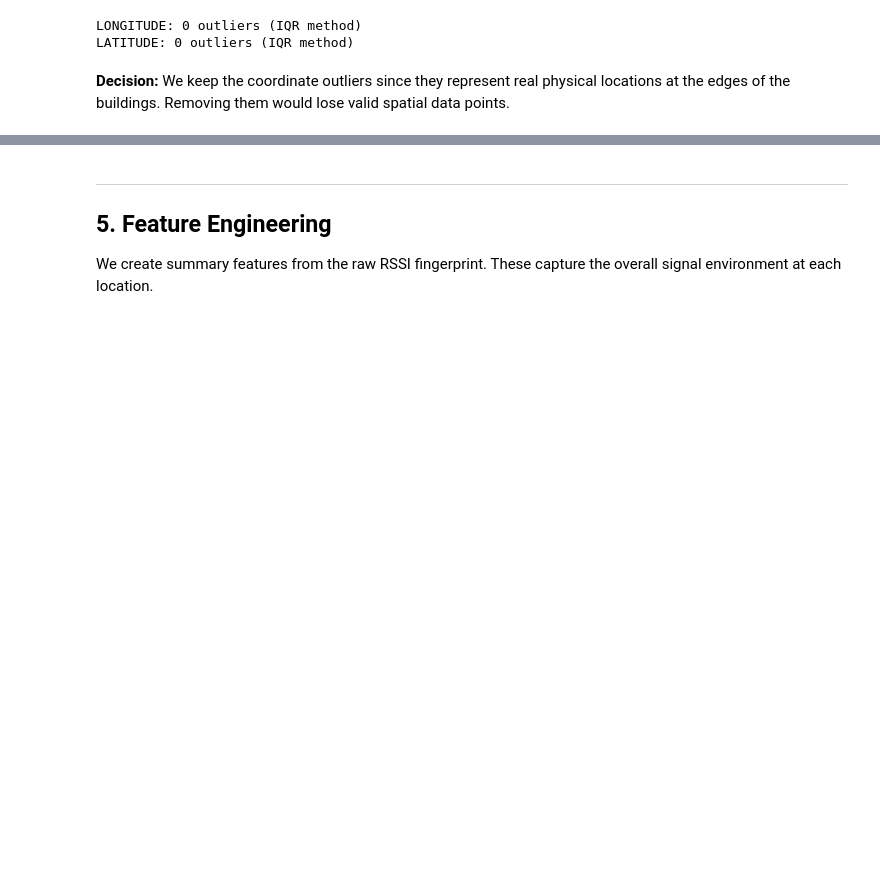
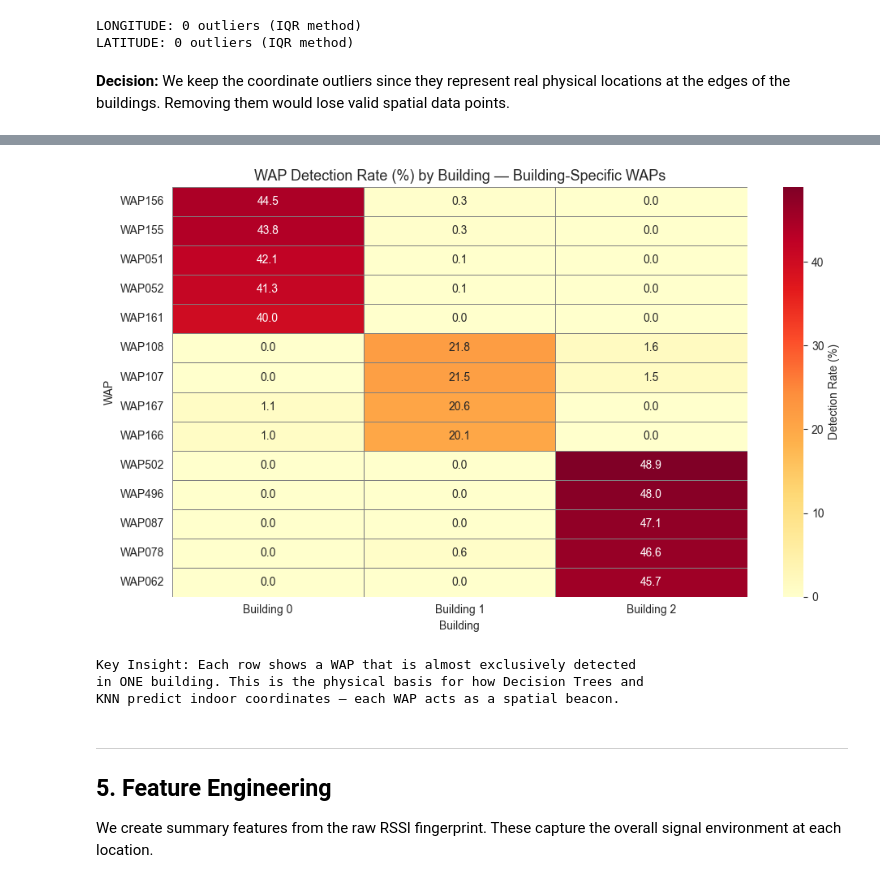
Before and after one commit to Ganesh2006646/Machine-Learning---Case-Study, a Jupyter notebook: notebooks/regression.ipynb, the cells around one changed output, grey strips where cells are left out. Cells and saved outputs as stored; diff of their text form; code cells hidden in the pictures; blank space fills up the shorter version.

Commit message:
add WAP signal discrimination EDA for building and floor localization

```diff
--- a/notebooks/regression.ipynb
+++ b/notebooks/regression.ipynb
@@ -336,3 +476,46 @@ LATITUDE: 0 outliers (IQR method)
+# %%
+# --- 4.5c: Heatmap — Top Building-Specific WAPs ---
+# Visualize how strongly certain WAPs are detected in each building
+
+# Collect top 5 building-specific WAPs per building for the heatmap
+heatmap_waps = []
+for bid in building_ids:
+    col = f'Building {bid}'
+    other_cols = [f'Building {b}' for b in building_ids if b != bid]
+    mask = (
+        (wap_building_detection[col] > 20) &
+        (wap_building_detection[other_cols].max(axis=1) < 5)
+    )
+    specific = wap_building_detection[mask].sort_values(
+        col, ascending=False
+    ).head(5)
+    heatmap_waps.extend(specific.index.tolist())
+
+heatmap_data = wap_building_detection.loc[heatmap_waps]
+
+fig, ax = plt.subplots(figsize=(10, max(6, len(heatmap_waps) * 0.4)))
+sns.heatmap(
+    heatmap_data.astype(float), annot=True, fmt='.1f', cmap='YlOrRd',
+    cbar_kws={'label': 'Detection Rate (%)'}, ax=ax,
+    linewidths=0.5, linecolor='gray'
+)
+ax.set_title(
+    'WAP Detection Rate (%) by Building \u2014 Building-Specific WAPs',
+    fontsize=13
+)
+ax.set_ylabel('WAP')
+ax.set_xlabel('Building')
+plt.tight_layout()
+plt.show()
+
+print('\nKey Insight: Each row shows a WAP that is almost exclusively detected')
+print('in ONE building. This is the physical basis for how Decision Trees and')
+print('KNN predict indoor coordinates \u2014 each WAP acts as a spatial beacon.')
+# %% [output]
+[figure, added]
+Key Insight: Each row shows a WAP that is almost exclusively detected
+in ONE building. This is the physical basis for how Decision Trees and
+KNN predict indoor coordinates — each WAP acts as a spatial beacon.
 # %% [markdown]
 ---
 ## 5. Feature Engineering
```
Also changed, not shown: parts of 13 cells of this notebook.
